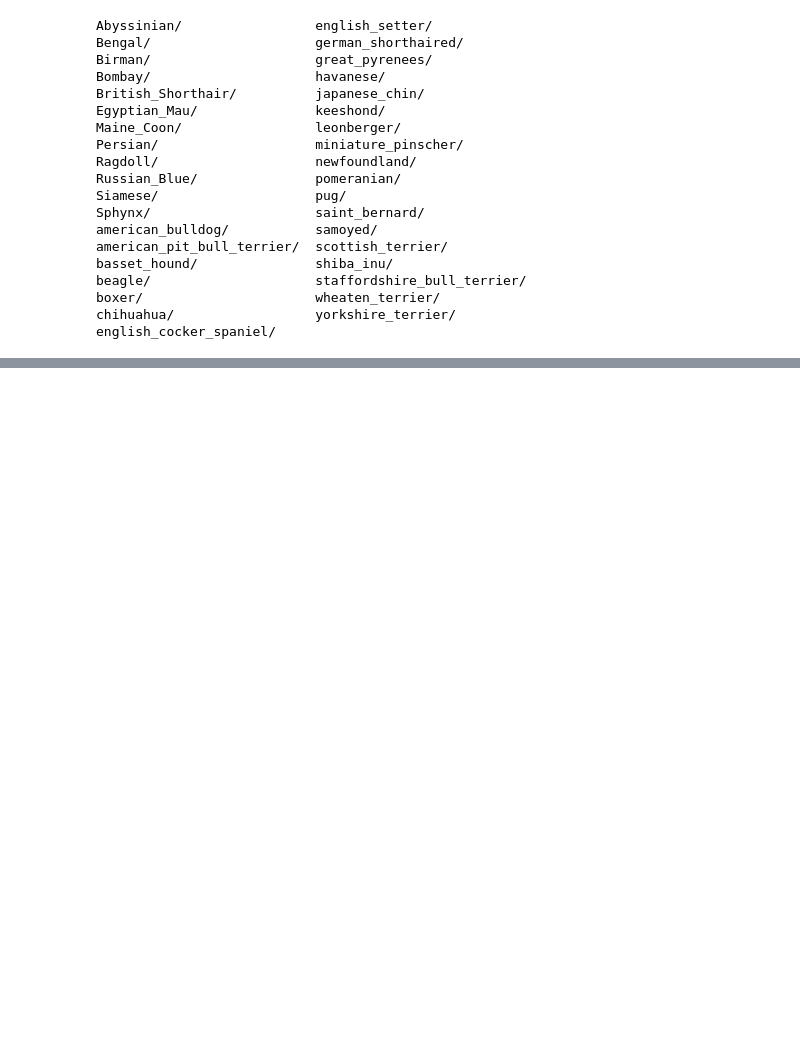
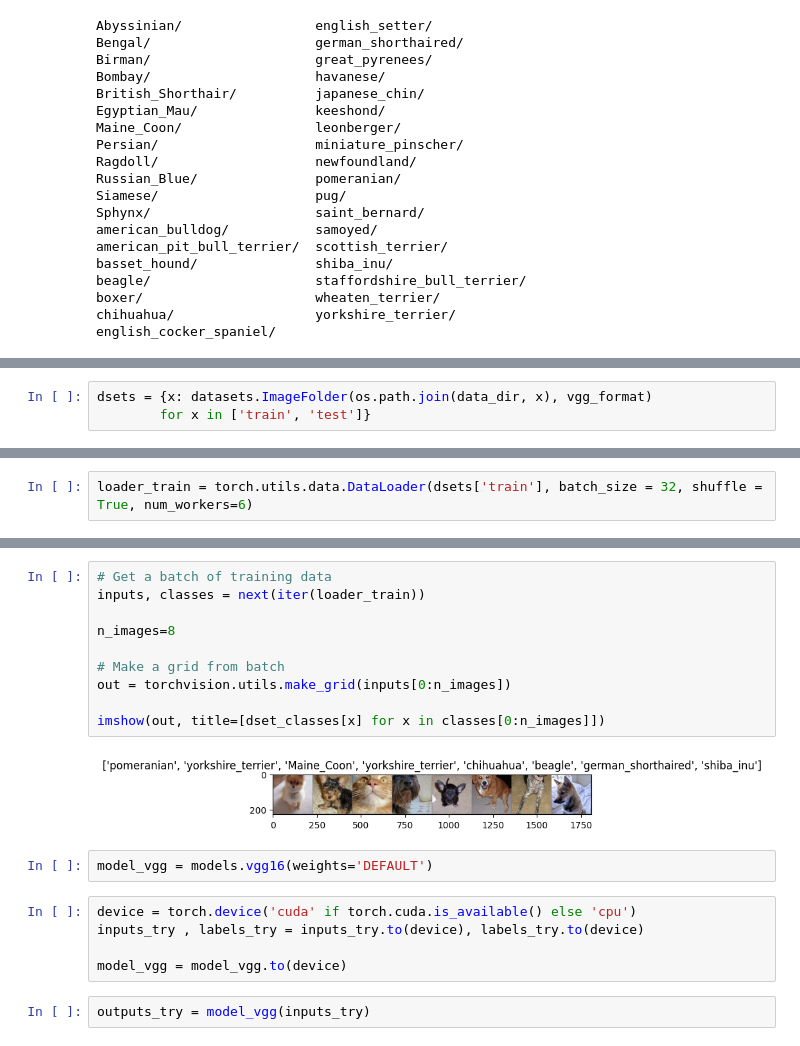
Before and after one commit to MelloJ650/CatDog, a Jupyter notebook: CatVsDog/CatVsDog.ipynb, the cells around one changed output, grey strips where cells are left out. Cells and saved outputs as stored; diff of their text form; blank space fills up the shorter version.

Commit message:
loaded model onto CPU(no GPU needed yet)

```diff
--- a/CatVsDog/CatVsDog.ipynb
+++ b/CatVsDog/CatVsDog.ipynb
@@ -297,0 +329,3 @@ english_cocker_spaniel/
+# %%
+dsets = {x: datasets.ImageFolder(os.path.join(data_dir, x), vgg_format)
+        for x in ['train', 'test']}
@@ -297,0 +383,2 @@ english_cocker_spaniel/
+# %%
+loader_train = torch.utils.data.DataLoader(dsets['train'], batch_size = 32, shuffle = True, num_workers=6)
@@ -297,0 +429,21 @@ english_cocker_spaniel/
+# %%
+# Get a batch of training data
+inputs, classes = next(iter(loader_train))
+
+n_images=8
+
+# Make a grid from batch
+out = torchvision.utils.make_grid(inputs[0:n_images])
+
+imshow(out, title=[dset_classes[x] for x in classes[0:n_images]])
+# %% [output]
+[figure, added]
+# %%
+model_vgg = models.vgg16(weights='DEFAULT')
+# %%
+device = torch.device('cuda' if torch.cuda.is_available() else 'cpu')
+inputs_try , labels_try = inputs_try.to(device), labels_try.to(device)
+
+model_vgg = model_vgg.to(device)
+# %%
+outputs_try = model_vgg(inputs_try)
```
Also changed, not shown: parts of 46 cells of this notebook.
